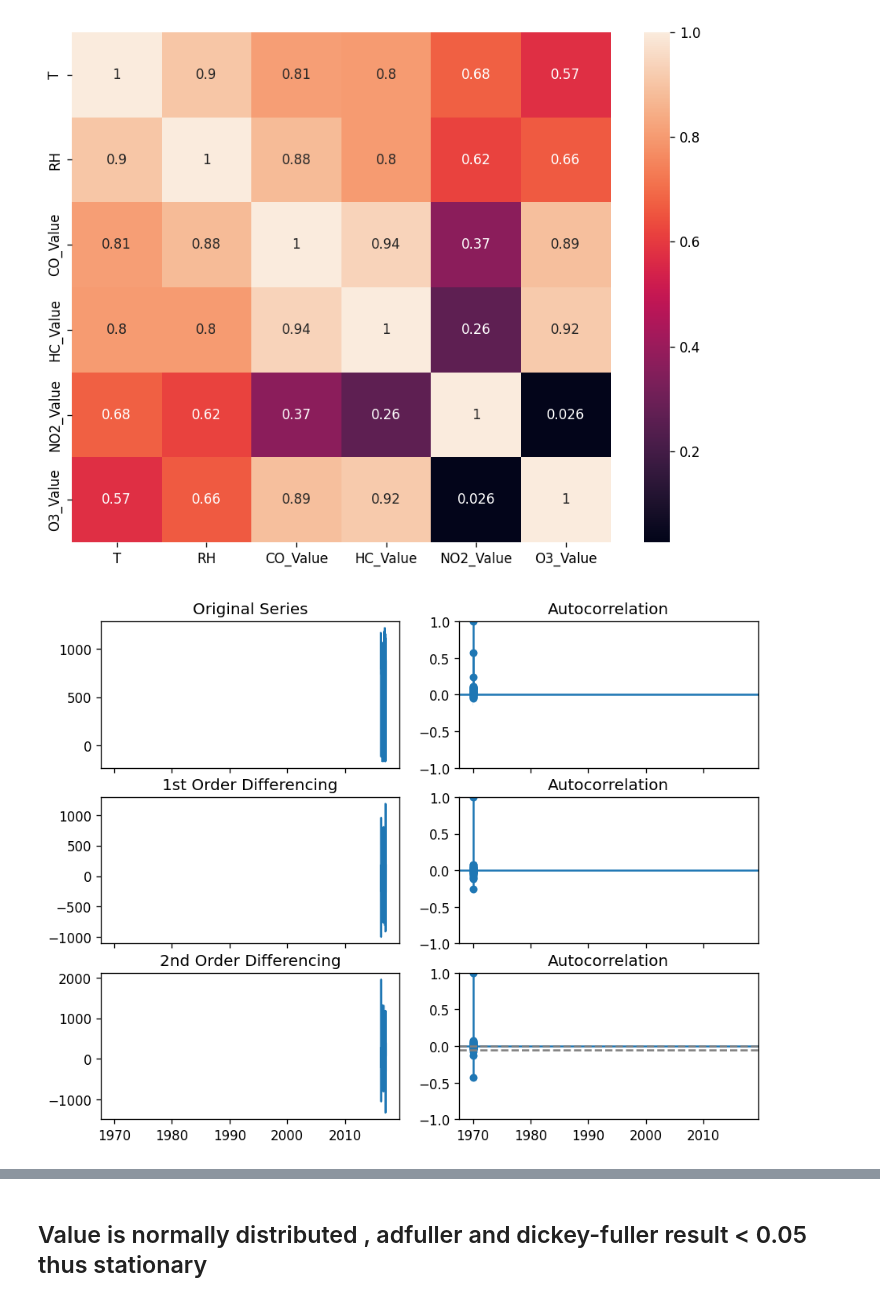
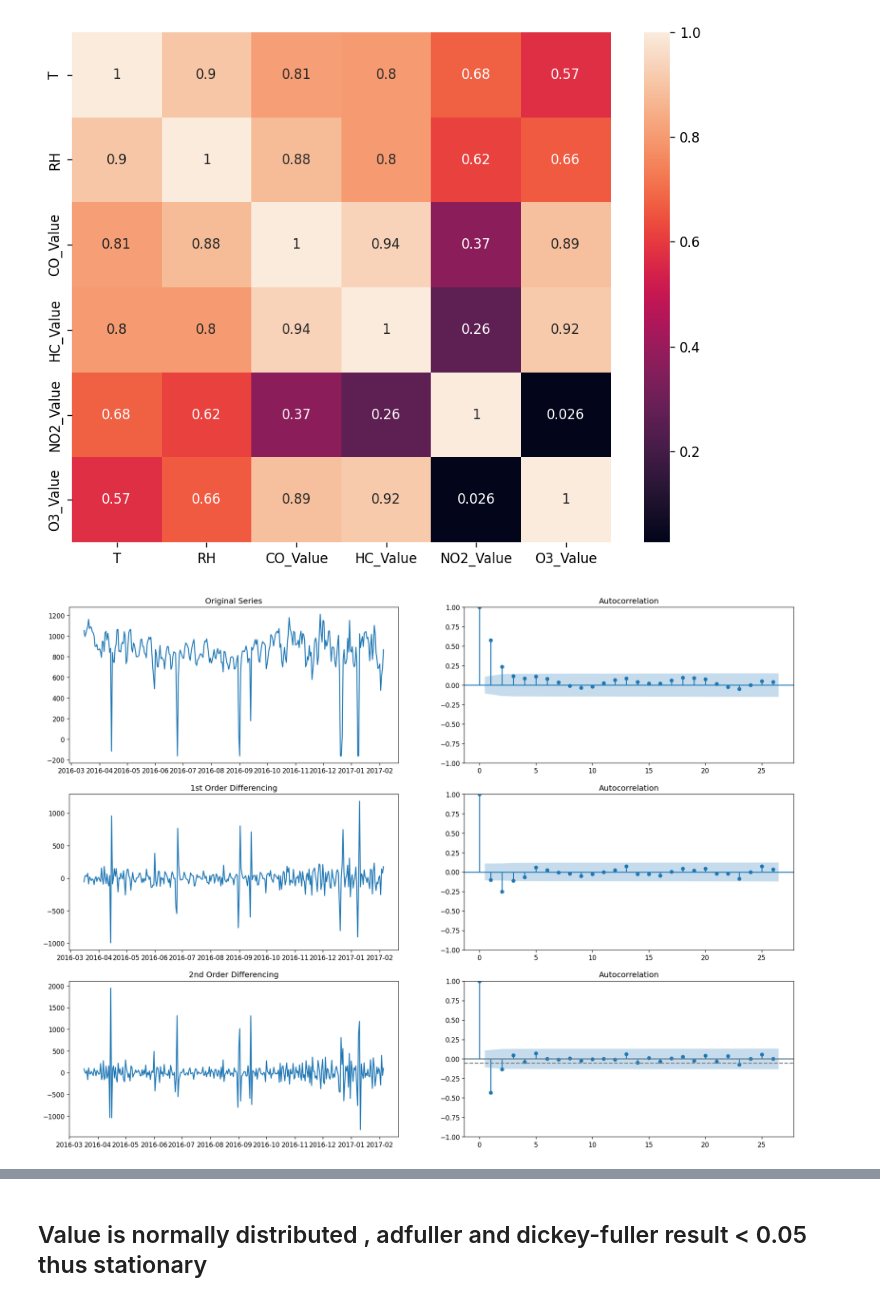
Before and after one commit to JoelPoah/AIMLCA2, a Jupyter notebook: TimeSeries_PartA/TimeSeries.ipynb, the cells around one changed output, grey strips where cells are left out. Saved outputs shown, nothing was run; the diff lists cells and outputs as text; code cells hidden in the pictures.

```diff
--- a/TimeSeries_PartA/TimeSeries.ipynb
+++ b/TimeSeries_PartA/TimeSeries.ipynb
@@ -341,25 +324,27 @@ plt.show()
 # %%
 import numpy as np, pandas as pd
 from statsmodels.graphics.tsaplots import plot_acf, plot_pacf
 import matplotlib.pyplot as plt
-# plt.rcParams.update({'figure.figsize':(9,7)})
+plt.rcParams.update({'figure.figsize':(20,15)})
 
 # Import data
 
 # Original Series
-fig, axes = plt.subplots(3, 2, sharex=True)
+fig, axes = plt.subplots(nrows=3, ncols=2)
 axes[0, 0].plot(df.CO_Value); axes[0, 0].set_title('Original Series')
 plot_acf(df.CO_Value, ax=axes[0, 1])
 
 # 1st Differencing
 axes[1, 0].plot(df.CO_Value.diff()); axes[1, 0].set_title('1st Order Differencing')
 plot_acf(df.CO_Value.diff().dropna(), ax=axes[1, 1])
 
 # 2nd Differencing
 axes[2, 0].plot(df.CO_Value.diff().diff()); axes[2, 0].set_title('2nd Order Differencing')
 plot_acf(df.CO_Value.diff().diff().dropna(), ax=axes[2, 1])
+
+
 plt.axhline(y=0,linestyle='--',color='gray')
 plt.axhline(y=-1.96/np.sqrt(len(airtrain.Value)),linestyle='--',color='gray')
 plt.show()
 # %% [output]
-[figure, old version]
+[figure, new version]
```
Also changed, not shown: parts of 5 cells of this notebook, 2 other files.
